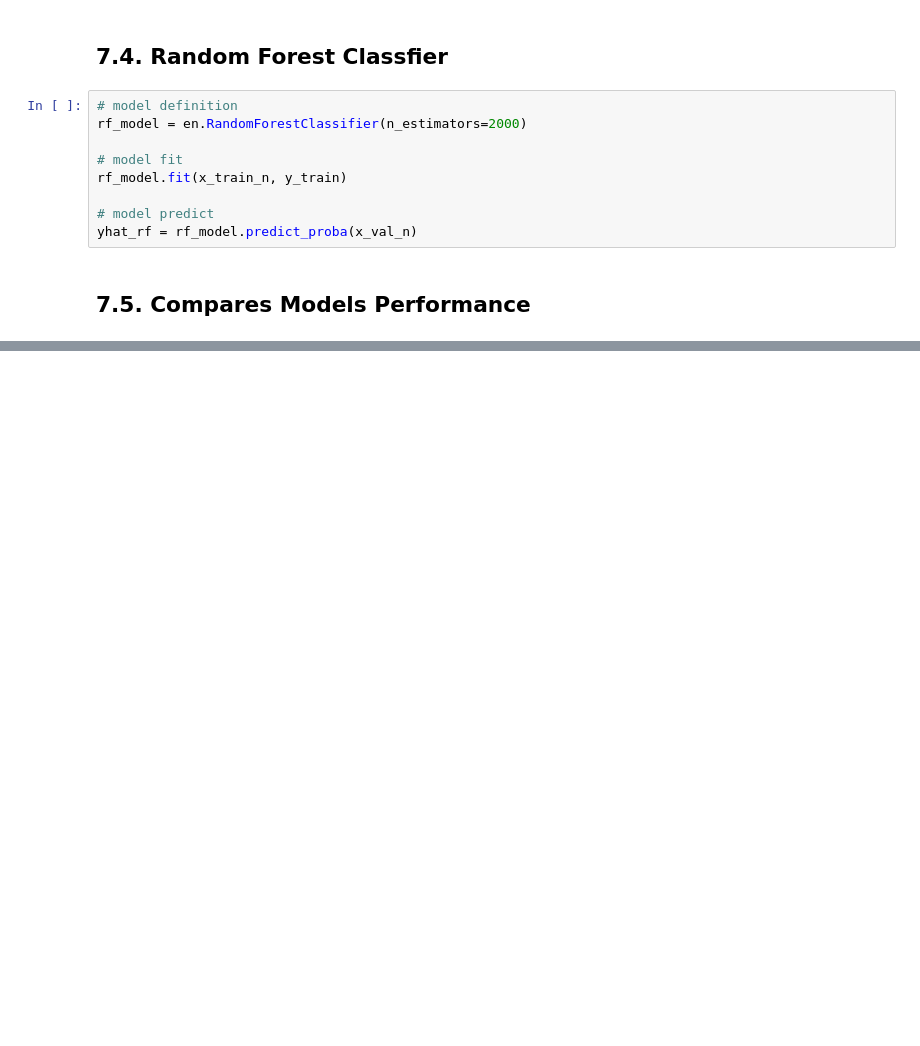
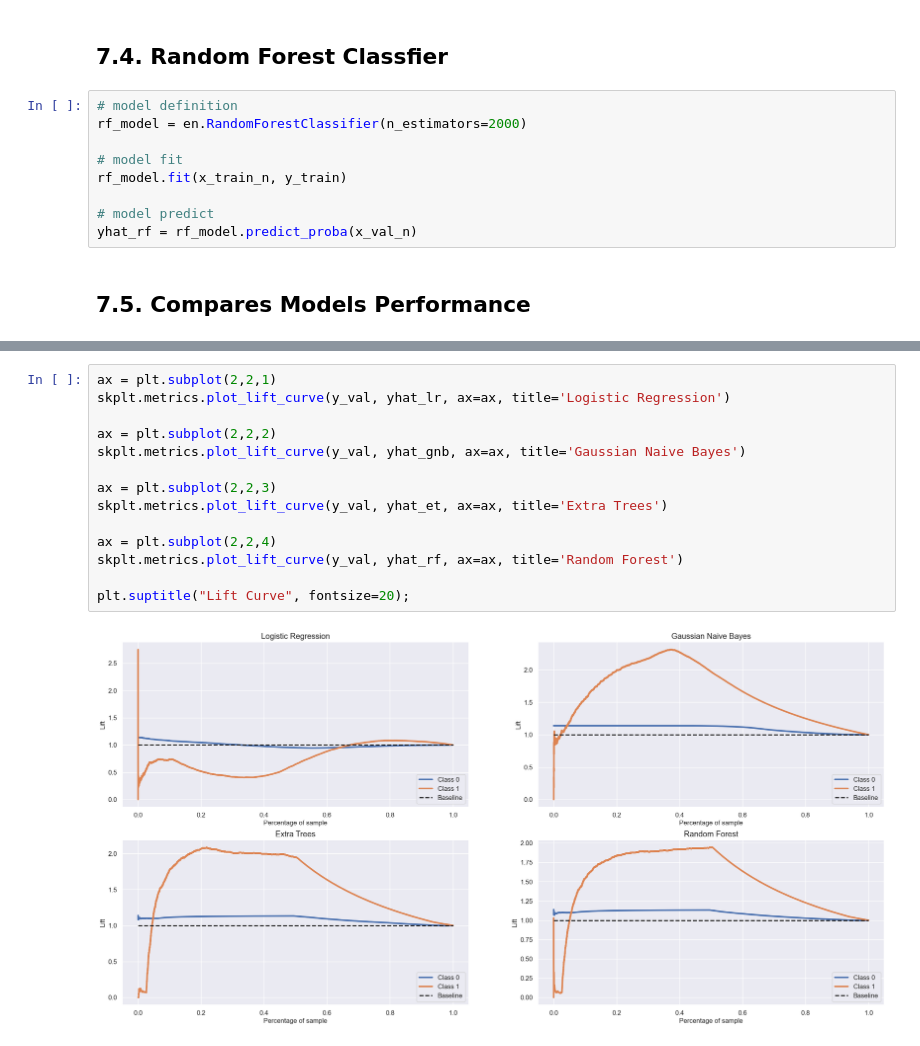
Before and after one commit to igormenesess/health_insurance_cross_sell, a Jupyter notebook: health_insurance_cross_sell.ipynb, the cells around one changed output, grey strips where cells are left out. Cells and saved outputs as stored; diff of their text form; blank space fills up the shorter version.

```diff
--- a/health_insurance_cross_sell.ipynb
+++ b/health_insurance_cross_sell.ipynb
@@ -605,3 +661,19 @@ skplt.metrics.plot_cumulative_gain(y_val, yhat_rf, ax=ax, title='Random Forest')
+# %%
+ax = plt.subplot(2,2,1)
+skplt.metrics.plot_lift_curve(y_val, yhat_lr, ax=ax, title='Logistic Regression')
+
+ax = plt.subplot(2,2,2)
+skplt.metrics.plot_lift_curve(y_val, yhat_gnb, ax=ax, title='Gaussian Naive Bayes')
+
+ax = plt.subplot(2,2,3)
+skplt.metrics.plot_lift_curve(y_val, yhat_et, ax=ax, title='Extra Trees')
+
+ax = plt.subplot(2,2,4)
+skplt.metrics.plot_lift_curve(y_val, yhat_rf, ax=ax, title='Random Forest')
+
+plt.suptitle("Lift Curve", fontsize=20);
+# %% [output]
+[figure, added]
 # %%
 # copy data
 df7 = x_val.copy()
```
Also changed, not shown: parts of 12 cells of this notebook, 7 other files.
